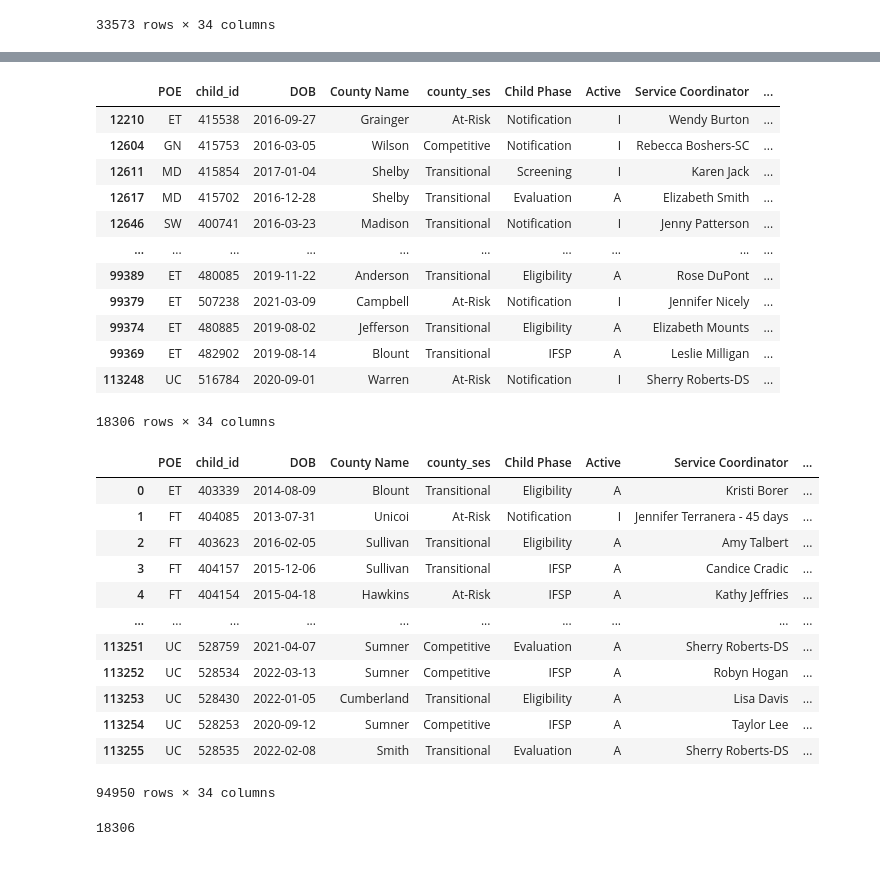
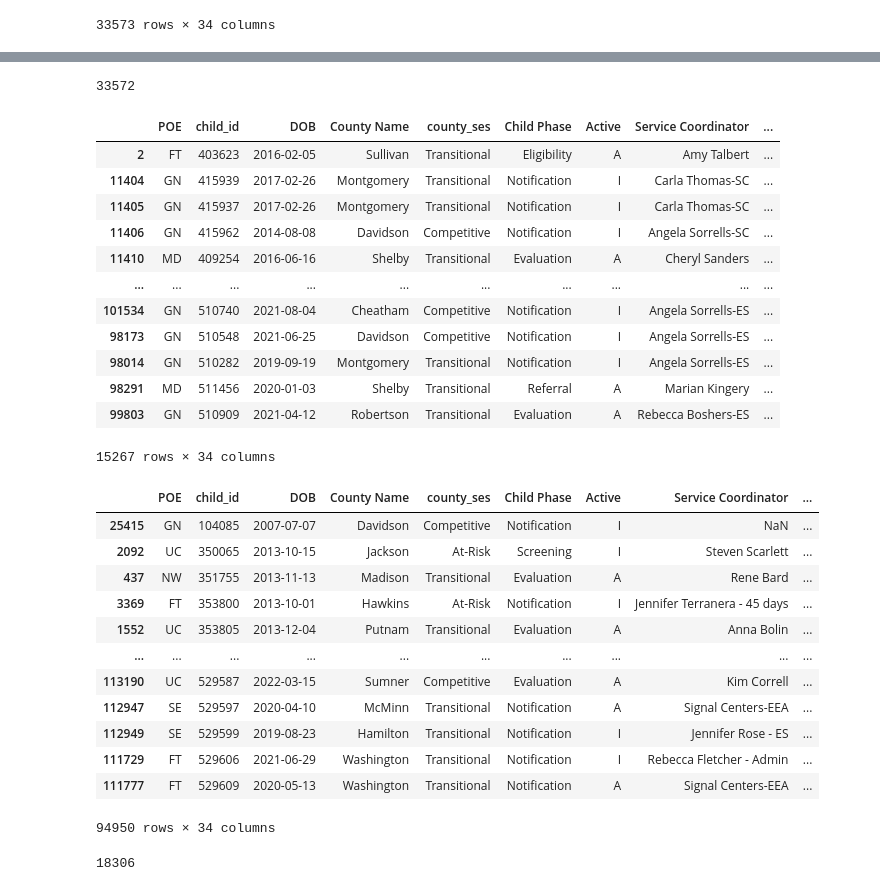
Before and after one commit to NSS-Full-Time-Data-Analytics-7/teis_project-ursula, a Jupyter notebook: notebook/ZST_q1.ipynb, the cells around one changed output, grey strips where cells are left out. Saved outputs shown, nothing was run; the diff lists cells and outputs as text; code cells hidden in the pictures.

```diff
--- a/notebook/ZST_q1.ipynb
+++ b/notebook/ZST_q1.ipynb
@@ -42,3 +7,0 @@ teis_df
-# %%
-dups_df = teis_df.loc[teis_df.duplicated(subset = 'child_id', keep = False)]
-dups_df
@@ -92,36 +85,40 @@ dups_df
+# %%
+15267 + 18305
+# %% [output]
+33572
 # %%
-dups_count_df = dups_df.loc[dups_df.duplicated(subset = 'child_id', keep = 'first')]
+dups_count_df = dups_df.loc[~dups_df.duplicated(subset = 'child_id', keep = 'first')]
 dups_count_df
 # %% [output]
 |  | POE | child_id | DOB | County Name | county_ses | Child Phase | Active | Service Coordinator | ... |
-| 12210 | ET | 415538 | 2016-09-27 | Grainger | At-Risk | Notification | I | Wendy Burton | ... |
-| 12604 | GN | 415753 | 2016-03-05 | Wilson | Competitive | Notification | I | Rebecca Boshers-SC | ... |
-| 12611 | MD | 415854 | 2017-01-04 | Shelby | Transitional | Screening | I | Karen Jack | ... |
-| 12617 | MD | 415702 | 2016-12-28 | Shelby | Transitional | Evaluation | A | Elizabeth Smith | ... |
-| 12646 | SW | 400741 | 2016-03-23 | Madison | Transitional | Notification | I | Jenny Patterson | ... |
+| 2 | FT | 403623 | 2016-02-05 | Sullivan | Transitional | Eligibility | A | Amy Talbert | ... |
+| 11404 | GN | 415939 | 2017-02-26 | Montgomery | Transitional | Notification | I | Carla Thomas-SC | ... |
+| 11405 | GN | 415937 | 2017-02-26 | Montgomery | Transitional | Notification | I | Carla Thomas-SC | ... |
+| 11406 | GN | 415962 | 2014-08-08 | Davidson | Competitive | Notification | I | Angela Sorrells-SC | ... |
+| 11410 | MD | 409254 | 2016-06-16 | Shelby | Transitional | Evaluation | A | Cheryl Sanders | ... |
 | ... | ... | ... | ... | ... | ... | ... | ... | ... | ... |
-| 99389 | ET | 480085 | 2019-11-22 | Anderson | Transitional | Eligibility | A | Rose DuPont | ... |
-| 99379 | ET | 507238 | 2021-03-09 | Campbell | At-Risk | Notification | I | Jennifer Nicely | ... |
-| 99374 | ET | 480885 | 2019-08-02 | Jefferson | Transitional | Eligibility | A | Elizabeth Mounts | ... |
-| 99369 | ET | 482902 | 2019-08-14 | Blount | Transitional | IFSP | A | Leslie Milligan | ... |
-| 113248 | UC | 516784 | 2020-09-01 | Warren | At-Risk | Notification | I | Sherry Roberts-DS | ... |
+| 101534 | GN | 510740 | 2021-08-04 | Cheatham | Competitive | Notification | I | Angela Sorrells-ES | ... |
+| 98173 | GN | 510548 | 2021-06-25 | Davidson | Competitive | Notification | I | Angela Sorrells-ES | ... |
+| 98014 | GN | 510282 | 2019-09-19 | Montgomery | Transitional | Notification | I | Angela Sorrells-ES | ... |
+| 98291 | MD | 511456 | 2020-01-03 | Shelby | Transitional | Referral | A | Marian Kingery | ... |
+| 99803 | GN | 510909 | 2021-04-12 | Robertson | Transitional | Evaluation | A | Rebecca Boshers-ES | ... |
-18306 rows × 34 columns
+15267 rows × 34 columns
 # %%
 teis_count_df = teis_df.drop_duplicates(['child_id'])
-teis_count_df
+teis_count_df.sort_values('child_id')
 # %% [output]
 |  | POE | child_id | DOB | County Name | county_ses | Child Phase | Active | Service Coordinator | ... |
-| 0 | ET | 403339 | 2014-08-09 | Blount | Transitional | Eligibility | A | Kristi Borer | ... |
-| 1 | FT | 404085 | 2013-07-31 | Unicoi | At-Risk | Notification | I | Jennifer Terranera - 45 days | ... |
-| 2 | FT | 403623 | 2016-02-05 | Sullivan | Transitional | Eligibility | A | Amy Talbert | ... |
-| 3 | FT | 404157 | 2015-12-06 | Sullivan | Transitional | IFSP | A | Candice Cradic | ... |
-| 4 | FT | 404154 | 2015-04-18 | Hawkins | At-Risk | IFSP | A | Kathy Jeffries | ... |
+| 25415 | GN | 104085 | 2007-07-07 | Davidson | Competitive | Notification | I | NaN | ... |
+| 2092 | UC | 350065 | 2013-10-15 | Jackson | At-Risk | Screening | I | Steven Scarlett | ... |
+| 437 | NW | 351755 | 2013-11-13 | Madison | Transitional | Evaluation | A | Rene Bard | ... |
+| 3369 | FT | 353800 | 2013-10-01 | Hawkins | At-Risk | Notification | I | Jennifer Terranera - 45 days | ... |
+| 1552 | UC | 353805 | 2013-12-04 | Putnam | Transitional | Evaluation | A | Anna Bolin | ... |
 | ... | ... | ... | ... | ... | ... | ... | ... | ... | ... |
-| 113251 | UC | 528759 | 2021-04-07 | Sumner | Competitive | Evaluation | A | Sherry Roberts-DS | ... |
-| 113252 | UC | 528534 | 2022-03-13 | Sumner | Competitive | IFSP | A | Robyn Hogan | ... |
-| 113253 | UC | 528430 | 2022-01-05 | Cumberland | Transitional | Eligibility | A | Lisa Davis | ... |
-| 113254 | UC | 528253 | 2020-09-12 | Sumner | Competitive | IFSP | A | Taylor Lee | ... |
-| 113255 | UC | 528535 | 2022-02-08 | Smith | Transitional | Evaluation | A | Sherry Roberts-DS | ... |
+| 113190 | UC | 529587 | 2022-03-15 | Sumner | Competitive | Evaluation | A | Kim Correll | ... |
+| 112947 | SE | 529597 | 2020-04-10 | McMinn | Transitional | Notification | A | Signal Centers-EEA | ... |
+| 112949 | SE | 529599 | 2019-08-23 | Hamilton | Transitional | Notification | I | Jennifer Rose - ES | ... |
+| 111729 | FT | 529606 | 2021-06-29 | Washington | Transitional | Notification | I | Rebecca Fletcher - Admin | ... |
+| 111777 | FT | 529609 | 2020-05-13 | Washington | Transitional | Notification | A | Signal Centers-EEA | ... |
 94950 rows × 34 columns
 # %%
 dupsRcount = dups_df.duplicated(subset=['child_id']).sum()
```
Also changed, not shown: parts of 13 cells of this notebook, 11 other files.
